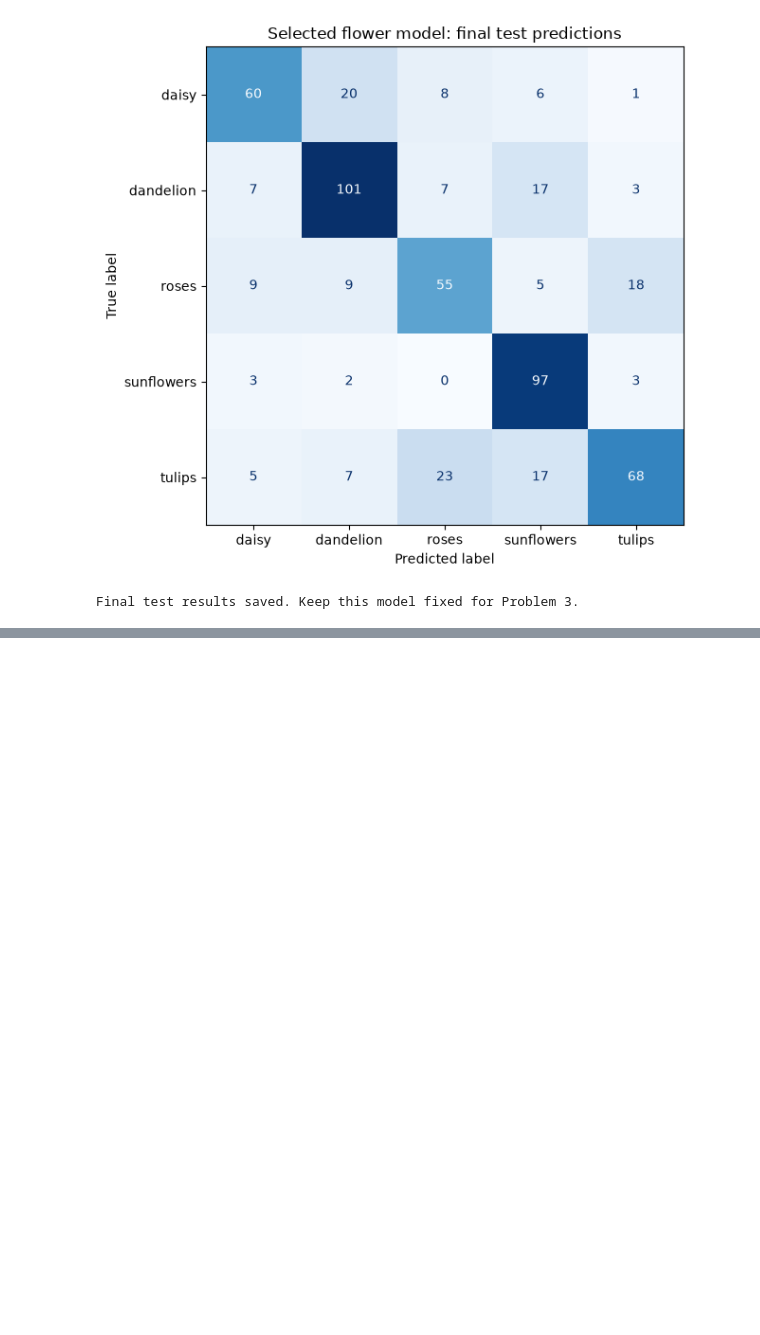
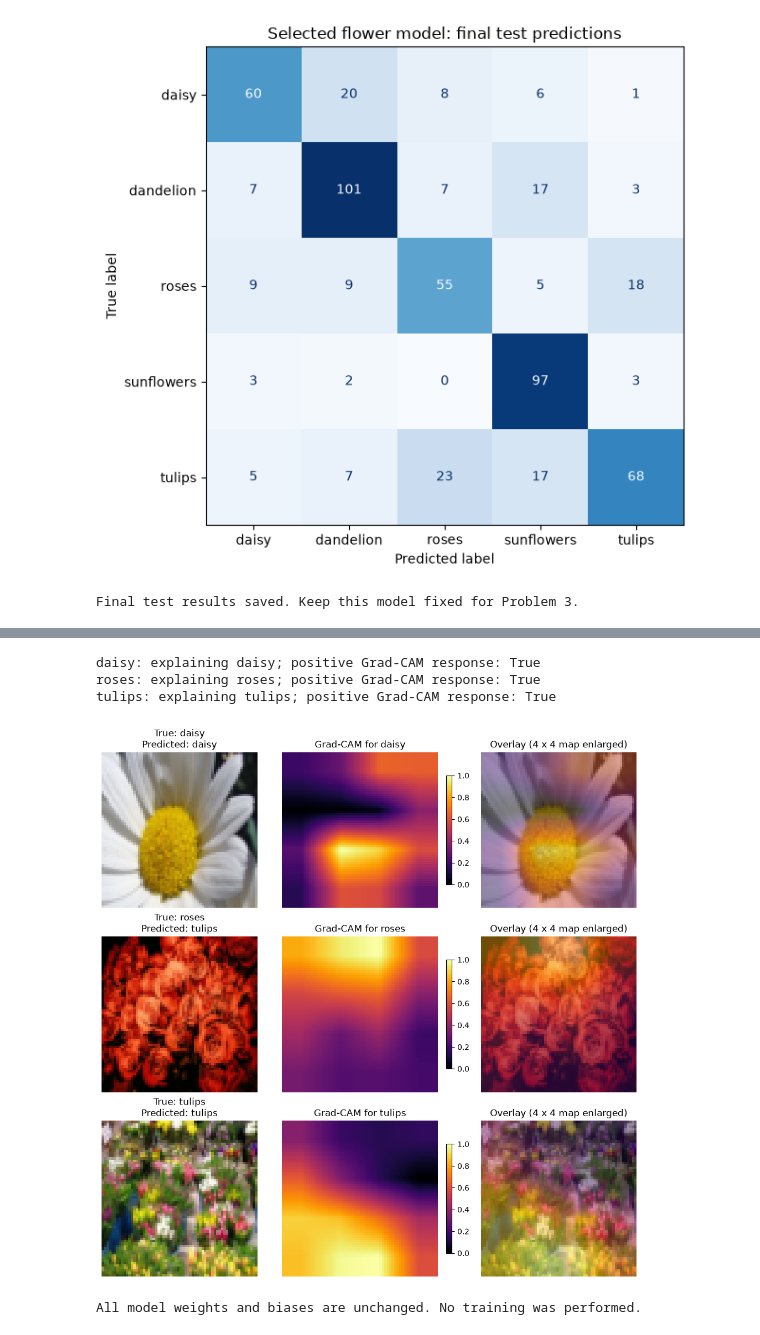
Before and after one commit to schwartzberg/dec04c, a Jupyter notebook: e89-Schwartzberg-Paul-HW04.ipynb, the cells around one changed output, grey strips where cells are left out. Saved outputs shown, nothing was run; the diff lists cells and outputs as text; code cells hidden in the pictures; blank space fills up the shorter version.

```diff
--- a/e89-Schwartzberg-Paul-HW04.ipynb
+++ b/e89-Schwartzberg-Paul-HW04.ipynb
@@ -1655,0 +1835,56 @@ For Problem 3, the last convolution is `flower_final_model.features[12]`. <br>It
+# %%
+import torch.nn.functional as F
+
+def flower_gradcam(input_tensor, target_index):
+    """Explain a named class using the final ReLU maps, without changing weights."""
+    # Evaluation mode does not disable gradients. Track a fresh input for this calculation.
+    tracked_input = input_tensor.detach().clone().requires_grad_(True)
+    maps = p3_model.features[:14](tracked_input)  # Includes last convolution [12] and ReLU [13].
+    pooled = p3_model.features[14:](maps)         # Last pooling layer [14].
+    scores = p3_model.classifier(pooled)
+    torch.testing.assert_close(scores.detach(), p3_model(input_tensor).detach())
+    gradients = torch.autograd.grad(scores[0, target_index], maps)[0]
+    weights = gradients.mean(dim=(2, 3), keepdim=True)
+    coarse = (weights * maps).sum(dim=1, keepdim=True).relu().detach()
+    assert coarse.shape == (1, 1, 4, 4)
+    enlarged = F.interpolate(coarse, size=input_tensor.shape[-2:], mode="bilinear", align_corners=False)[0, 0]
+    peak = float(enlarged.max())
+    heatmap = enlarged / max(peak, 1e-8)
+    assert torch.isfinite(heatmap).all()
+    return heatmap.numpy(), coarse[0, 0].numpy(), peak
+
+# Explain each true flower class explicitly, even if the predicted class differs.
+p3_cam_results = {}
+fig, axes = plt.subplots(3, 3, figsize=(10, 10), layout="constrained")
+for row, (name, item) in enumerate(p3_photos.items()):
+    heatmap, coarse, peak = flower_gradcam(item["input"], item["true_index"])
+    rgb = item["input"][0].permute(1, 2, 0).numpy()
+    axes[row, 0].imshow(rgb)
+    axes[row, 0].set_title(f"True: {name}\nPredicted: {p3_classes[item['predicted_index']]}")
+    picture = axes[row, 1].imshow(heatmap, cmap="inferno", vmin=0, vmax=1)
+    axes[row, 1].set_title(f"Grad-CAM for {name}")
+    axes[row, 2].imshow(rgb)
+    axes[row, 2].imshow(heatmap, cmap="inferno", vmin=0, vmax=1, alpha=0.45)
+    axes[row, 2].set_title("Overlay (4 x 4 map enlarged)")
+    for ax in axes[row]:ax.axis("off")
+    fig.colorbar(picture, ax=axes[row, 1], shrink=0.7)
+    np.save(p3_output / (name + "_gradcam.npy"), heatmap)
+    p3_cam_results[name] = {
+        "image": item["path"], "true_class": name,
+        "predicted_class": p3_classes[item["predicted_index"]], "model_score": item["score"],
+        "explained_class": name, "coarse_shape": list(coarse.shape),
+        "positive_response": peak > 0,
+    }
+    print(f"{name}: explaining {name}; positive Grad-CAM response: {peak > 0}")
+fig.savefig(p3_output / "gradcam_overlays.png", dpi=140);plt.show()
+# Confirm that inspection and gradient calculations have not changed any model parameters.
+for name, value in p3_model.state_dict().items():
+    torch.testing.assert_close(value, p3_checkpoint["state_dict"][name], rtol=0, atol=0)
+(p3_output / "visualisation_results.json").write_text(json.dumps(p3_cam_results, indent=2), encoding="utf-8")
+print("All model weights and biases are unchanged. No training was performed.")
+# %% [output]
+daisy: explaining daisy; positive Grad-CAM response: True
+roses: explaining roses; positive Grad-CAM response: True
+tulips: explaining tulips; positive Grad-CAM response: True
+[figure, added]
+All model weights and biases are unchanged. No training was performed.
```
Also changed, not shown: parts of 12 cells of this notebook, 12 other files.
